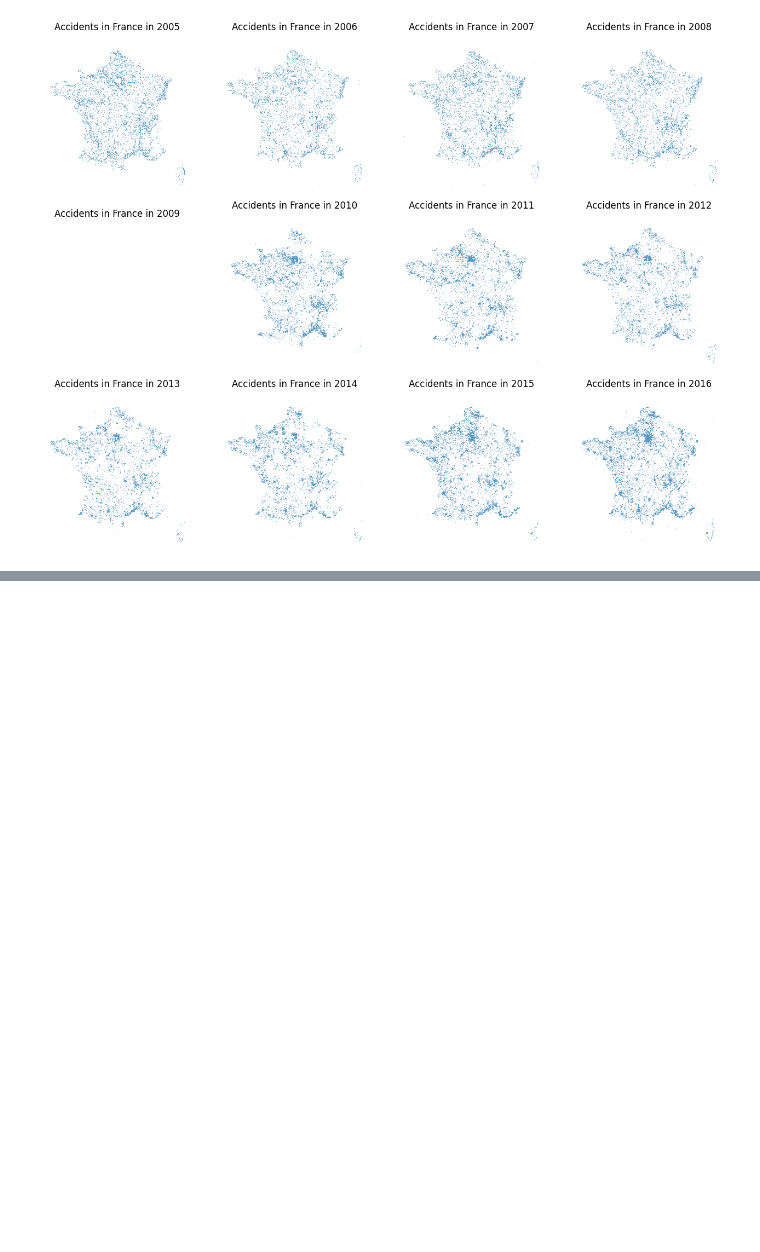
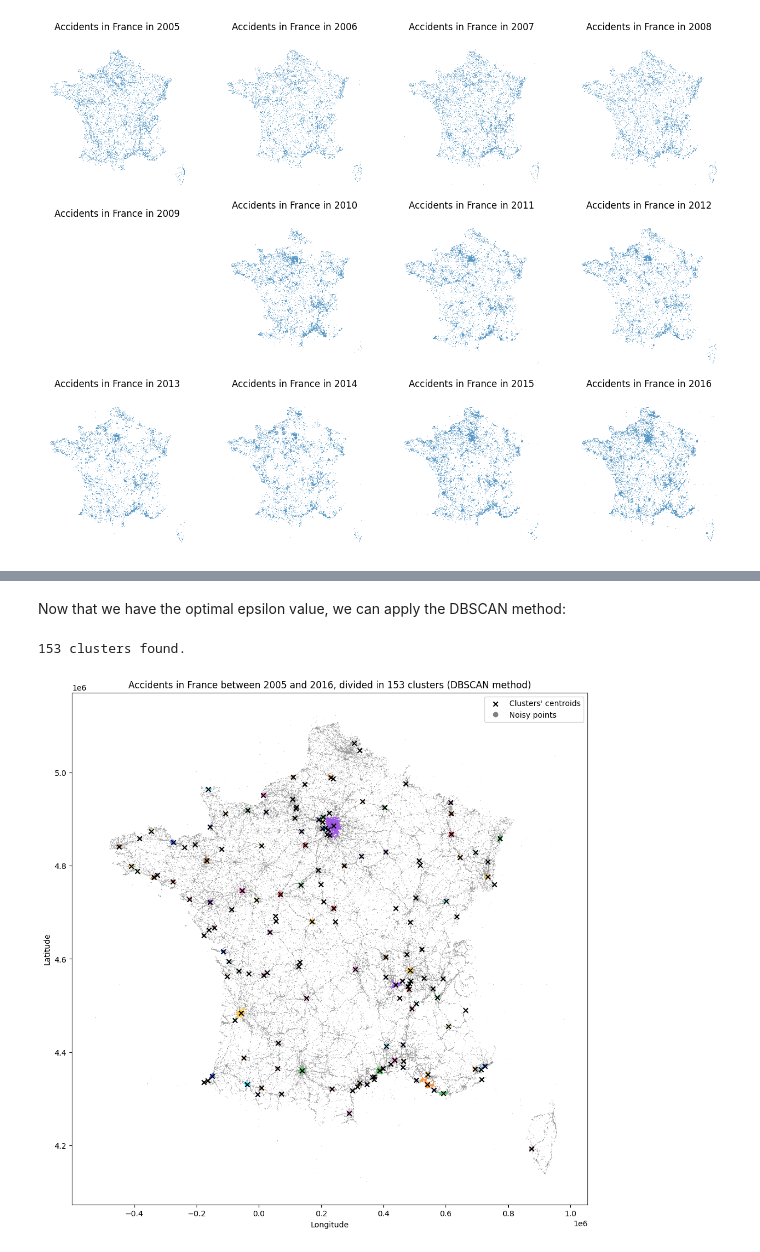
Before and after one commit to JulienML/AccidentsInFrance, a Jupyter notebook: Part2 - Clusters.ipynb, the cells around one changed output, grey strips where cells are left out. Cells and saved outputs as stored; diff of their text form; code cells hidden in the pictures; blank space fills up the shorter version.

```diff
--- a/Part2 - Clusters.ipynb
+++ b/Part2 - Clusters.ipynb
@@ -212,0 +227,51 @@ plt.show()
+# %% [markdown]
+Now that we have the optimal epsilon value, we can apply the DBSCAN method:
+# %%
+from sklearn import metrics
+from sklearn.cluster import DBSCAN
+
+# Perform DBBSCAN clusterization method
+db = DBSCAN(eps=2250, min_samples=300).fit(data[['Longitude', 'Latitude']])
+labels = db.labels_
+
+# Count and print the number of clusters
+n_clusters = len(set(labels)) - 1
+print(f"{n_clusters} clusters found.")
+# %% [output]
+153 clusters found.
+# %%
+plt.figure(figsize=(12, 12))
+
+# Create a custom palette where each cluster have a bright color, and unclassified points are gray
+custom_palette = {}
+palette = sns.color_palette('bright', n_clusters)
+
+k=0
+for cluster in set(labels):
+    if cluster != -1:
+        custom_palette[cluster] = palette[k]
+        k+=1
+    else:
+        custom_palette[cluster] = (0.5, 0.5, 0.5)
+
+# Create a column 'Cluster' with the corresponding cluster for each point
+data['Cluster'] = labels
+
+# Plot all the accidents with different colors using the custom palette
+scatter = sns.scatterplot(data=data, x="Longitude", y="Latitude", hue='Cluster', palette=custom_palette, s=0.1, legend=None)
+
+# Plot a marker on the centroids of each cluster
+centroids = data.groupby('Cluster')[['Longitude', 'Latitude']].mean()
+plt.scatter(centroids['Longitude'], centroids['Latitude'], marker='x', color='black', label="Clusters' centroids")
+
+# Add noisy points to the figure's legend
+legend, _ = scatter.get_legend_handles_labels()
+point = Line2D([0], [0], label='Noisy points', marker='o', markerfacecolor='gray', markeredgecolor='gray', linestyle='')
+legend.append(point)
+
+# Show the legend and display the figure
+plt.legend(handles=legend, loc='upper right')
+plt.title(f"Accidents in France between 2005 and 2016, divided in {n_clusters} clusters (DBSCAN method)")
+plt.show()
+# %% [output]
+[figure, added]
```
Also changed, not shown: parts of 22 cells of this notebook.
